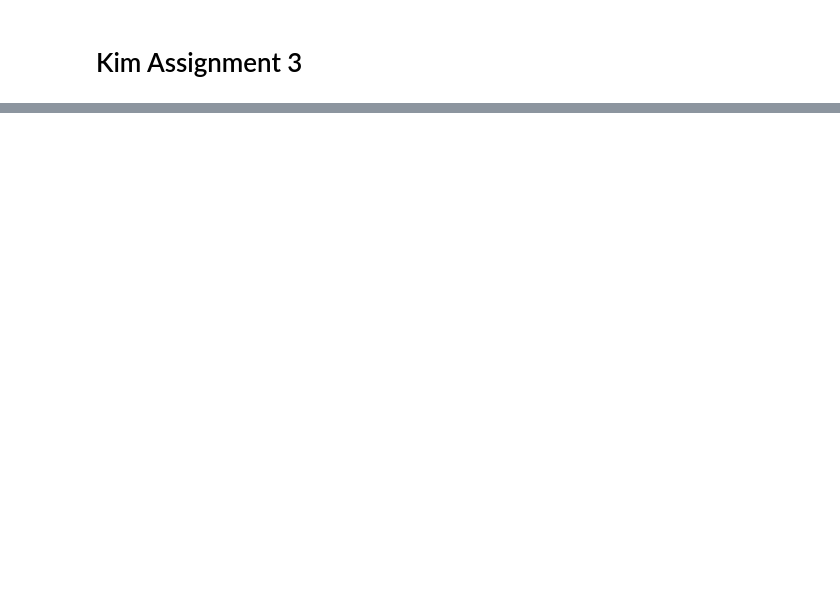
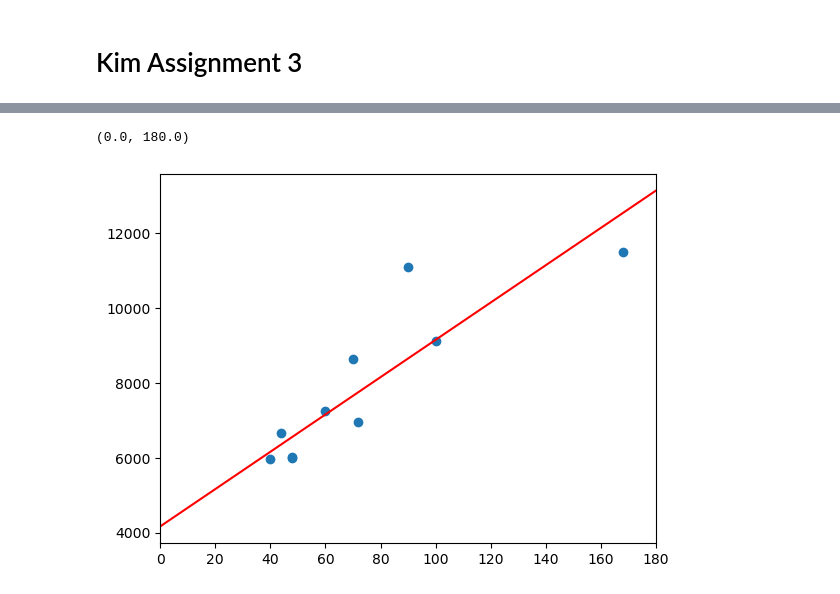
Before and after one commit to tdotkim/nw_msds, a Jupyter notebook: 460_decision_analytics/week_6/Kim_Assignment_3.ipynb, the cells around one changed output, grey strips where cells are left out. Saved outputs shown, nothing was run; the diff lists cells and outputs as text; code cells hidden in the pictures; blank space fills up the shorter version.

```diff
--- a/460_decision_analytics/week_6/Kim_Assignment_3.ipynb
+++ b/460_decision_analytics/week_6/Kim_Assignment_3.ipynb
@@ -157,0 +196,5 @@ TV: 0
+# %%
+# set our base lists for later
+hours_of_operation = [40, 44, 48, 48, 60 ,70 ,72, 90, 100, 168]
+
+average_revenue = [5958, 6662, 6004, 6011, 7250, 8632, 6964, 11097, 9107, 11498]
@@ -157,0 +293,12 @@ TV: 0
+# %%
+def nlp_linear_predictor(x):
+    y = value(model.x) * x + value(model.y)
+    return y
+
+
+plt.scatter(hours_of_operation,average_revenue)
+plt.plot([0,180],[nlp_linear_predictor(0),nlp_linear_predictor(180)],color='r')
+plt.xlim(0,180)
+# %% [output]
+(0.0, 180.0)
+[figure, added]
```
Also changed, not shown: parts of 28 cells of this notebook.
